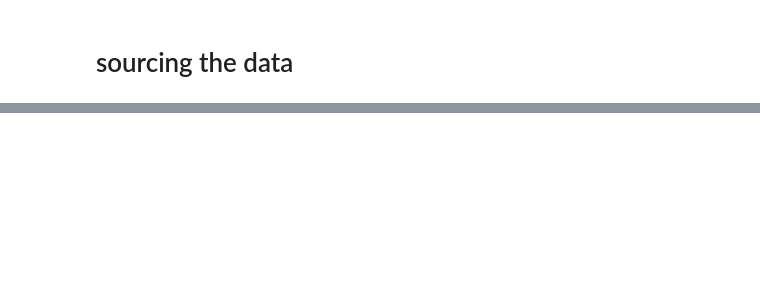
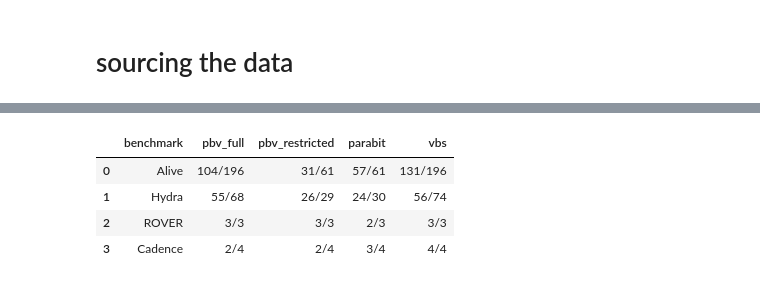
Before and after one commit to luigirinaldi/CAV, a Jupyter notebook: scripts/plots/eval_graphs.ipynb, the cells around one changed output, grey strips where cells are left out. Cells and saved outputs as stored; diff of their text form; code cells hidden in the pictures; blank space fills up the shorter version.

```diff
--- a/scripts/plots/eval_graphs.ipynb
+++ b/scripts/plots/eval_graphs.ipynb
@@ -263,0 +109,45 @@ Solved in rover_mirabelle[lemma] but timed out in rover_pb (13):
+# %%
+single_width = {}
+multi_width = {}
+
+BENCH_BASE = Path('../benchmarks')
+
+for bench in benches:
+    single_filename = BENCH_BASE / bench / 'singlewidth.txt'
+    with open(single_filename, 'r') as f:
+        filter_values = [l.strip() for l in f.readlines()]
+        single_width[bench] = set(filter_values)
+
+    multi_filename = BENCH_BASE / bench / 'multiwidth.txt'
+    with open(multi_filename, 'r') as f:
+        filter_values = [l.strip() for l in f.readlines()]
+        multi_width[bench] = set(filter_values)
+
+single = {"benchmark": [], "pbv_full":[], "pbv_restricted":[], "parabit":[], "vbs": []}
+multi  = {"benchmark": [], "pbv_full":[], "pbv_restricted":[], "parabit":[], "vbs": []}
+
+for bench in ["Alive", "Hydra", "ROVER", "Cadence"]:
+    data = datas[bench]
+    sw = data['name'].isin(single_width[bench])
+    mw = data['name'].isin(multi_width[bench])
+
+    pb = ~data['parabit_result'].isna()
+    pbv = ~data['pbv_result'].isna()
+    restricted = pb & pbv
+
+    single["benchmark"].append(bench)
+    multi["benchmark"].append(bench)
+    single["pbv_full"].append(f"{len(data[sw & data['pbv_result'] & pbv])}/{len(data[sw & pbv])}")
+    single["pbv_restricted"].append(f"{len(data[sw & data['pbv_result'] & restricted])}/{len(data[sw & restricted])}")
+    single["parabit"].append(f"{len(data[sw & data['parabit_result'] & pb])}/{len(data[sw & pb])}")
+    both = (data['parabit_result'] & pb) | (data['pbv_result'] & pbv)
+    single['vbs'].append(f"{len(data[sw & both])}/{len(data[sw])}")
+
+single_df = pd.DataFrame(single)
+single_df
+# %% [output]
+|  | benchmark | pbv_full | pbv_restricted | parabit | vbs |
+| 0 | Alive | 104/196 | 31/61 | 57/61 | 131/196 |
+| 1 | Hydra | 55/68 | 26/29 | 24/30 | 56/74 |
+| 2 | ROVER | 3/3 | 3/3 | 2/3 | 3/3 |
+| 3 | Cadence | 2/4 | 2/4 | 3/4 | 4/4 |
```
Also changed, not shown: parts of 11 cells of this notebook, 1 other file.
